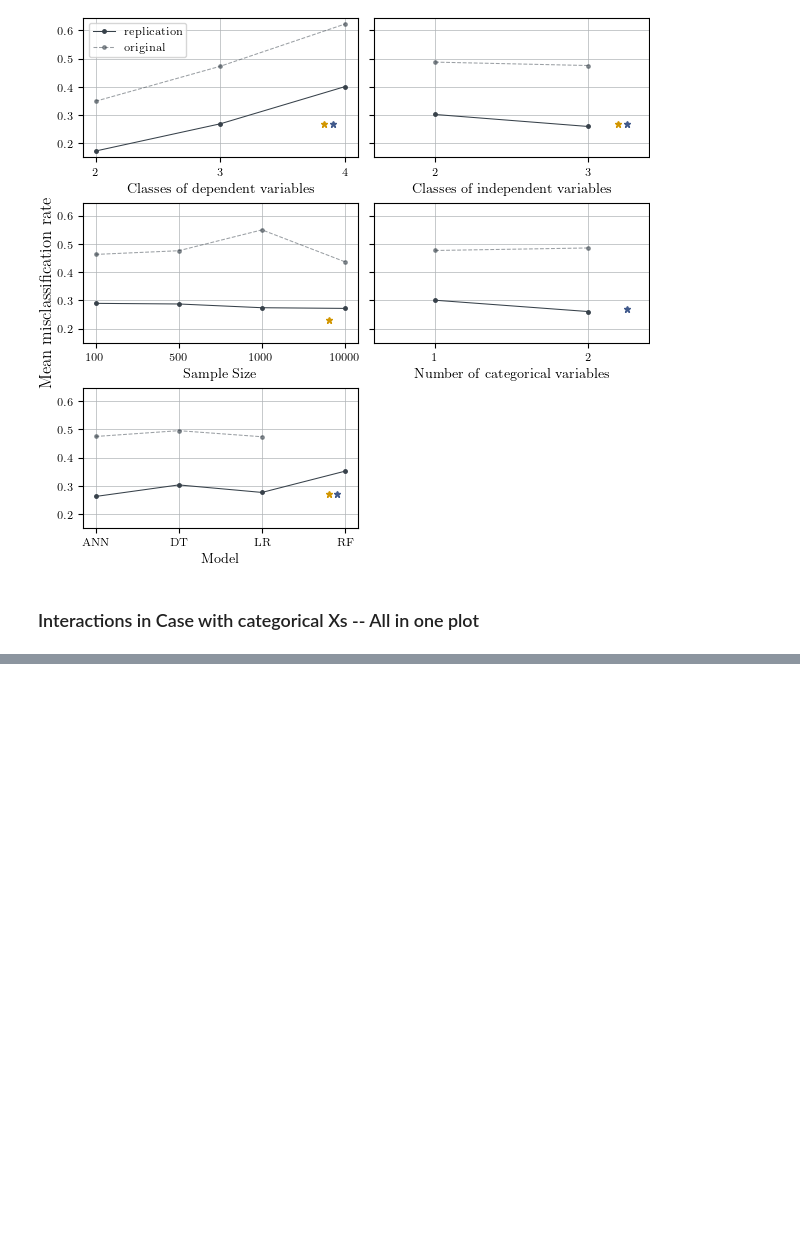
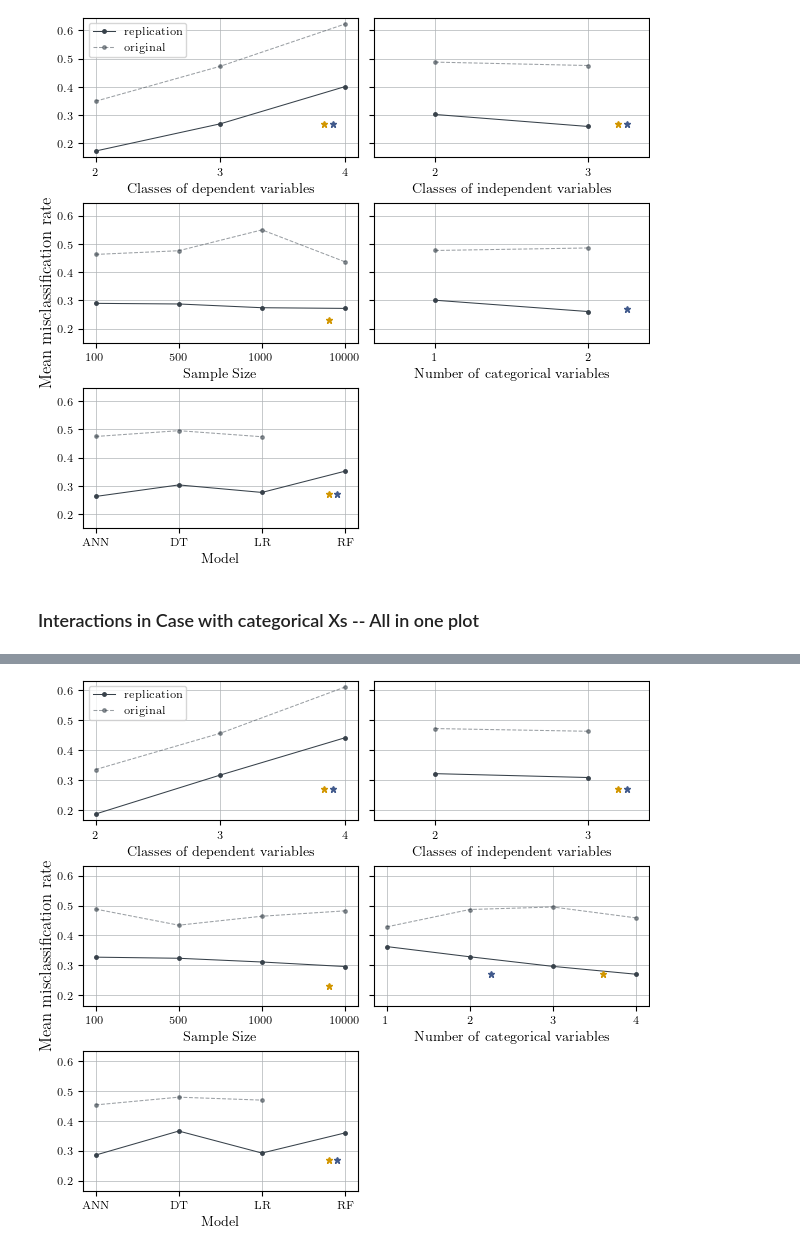
Before and after one commit to frederikpanse/psychometric_replication, a Jupyter notebook: exp/exp_FP_12_getFigures.ipynb, the cells around one changed output, grey strips where cells are left out. Cells and saved outputs as stored; diff of their text form; code cells hidden in the pictures; blank space fills up the shorter version.

```diff
--- a/exp/exp_FP_12_getFigures.ipynb
+++ b/exp/exp_FP_12_getFigures.ipynb
@@ -477,0 +509,79 @@ plt.show()
+# %%
+# Plot 1: CL_Y
+by_CLY = table5.groupby('Classes_Dep_Var')[models].mean().mean(axis=1)
+by_CLY_orig = table5_orig.groupby('CL_Y')[models].mean().mean(axis=1)
+# Plot 2: CL_X
+by_CLX = table5.groupby('Classes_Ind_Vars')[models].mean().mean(axis=1)
+by_CLX_orig = table5_orig.groupby('CL_X')[models].mean().mean(axis=1)
+# Plot 3: S
+by_S = table5.groupby('Sample_Size')[models].mean().mean(axis=1)
+by_S_orig = table5_orig.groupby('S')[models].mean().mean(axis=1)
+# Plot 4: CA
+by_CA = table5.groupby('Num_Categorical_Vars')[models].mean().mean(axis=1)
+by_CA_orig = table5_orig.groupby('CA')[models].mean().mean(axis=1)
+# Plot 4
+by_M = table5[models + ['RF']].mean()
+by_M_orig = table5_orig[models].mean()
+
+sig = 0.27 # Significance star y-position
+alpha_val = 0.5 # opacity level
+# %%
+plt.rcParams.update(figsizes.jmlr2001(nrows=3, ncols=2))
+
+fig, axs = plt.subplots(3, 2, sharey = True)
+
+# Plot 1: CLY
+axs[0, 0].plot(by_CLY.index, by_CLY.values, '.-', ms=5, lw=0.75, color=rgb.tue_dark, label="replication")
+axs[0, 0].plot(by_CLY_orig.index, by_CLY_orig.values, '.--', ms=5, lw=0.75, color=rgb.tue_dark, alpha=alpha_val, label="original")
+axs[0, 0].set_xticks([2, 3, 4])  # Positions for the categories
+axs[0, 0].grid(axis="both", color=rgb.tue_gray, linewidth=0.5)
+axs[0, 0].set_xlabel("Classes of dependent variables")
+axs[0, 0].plot(3.83, sig, '*', ms=5, color=rgb.tue_orange) # original
+axs[0, 0].plot(3.9, sig, '*', ms=5, color=rgb.tue_darkblue)   # replication
+
+# Plot 2: CLX
+axs[0, 1].plot(by_CLX.index, by_CLX.values, '.-', ms=5, lw=0.75, color=rgb.tue_dark, label="replication")
+axs[0, 1].plot(by_CLX_orig.index, by_CLX_orig.values, '.--', ms=5, lw=0.75, color=rgb.tue_dark, alpha=alpha_val, label="original")
+axs[0, 1].set_xticks([2, 3])  # Positions for the categories
+axs[0, 1].grid(axis="both", color=rgb.tue_gray, linewidth=0.5)
+axs[0, 1].set_xlabel("Classes of independent variables")
+axs[0, 1].set_xlim([1.6, 3.4])
+axs[0, 1].plot(3.2, sig, '*', ms=5, color=rgb.tue_orange) # original
+axs[0, 1].plot(3.26, sig, '*', ms=5, color=rgb.tue_darkblue)   # replication
+
+# Plot 3: S
+axs[1, 0].plot(by_S.index, by_S.values, '.-', ms=5, lw=0.75, color=rgb.tue_dark, label="replication")
+axs[1, 0].plot(by_S_orig.index, by_S_orig.values, '.--', ms=5, lw=0.75, color=rgb.tue_dark, alpha=alpha_val, label="original")
+axs[1, 0].set_xlabel("Sample Size")
+axs[1, 0].set_xticks(np.arange(0, 4))  # Positions for the categories
+axs[1, 0].set_xticklabels(['100', '500', '1000', '10000'])  # Labels for the categories
+axs[1, 0].grid(axis="both", color=rgb.tue_gray, linewidth=0.5)
+axs[1, 0].plot(2.8, 0.23, '*', ms=5, color=rgb.tue_orange) # original
+
+# Plot 4: CA
+axs[1, 1].plot(by_CA.index, by_CA.values, '.-', ms=5, lw=0.75, color=rgb.tue_dark, label="replication")
+axs[1, 1].plot(by_CA_orig.index, by_CA_orig.values, '.--', ms=5, lw=0.75, color=rgb.tue_dark, alpha=alpha_val, label="original")
+axs[1, 1].set_xticks(np.arange(5))  # Positions for the categories
+axs[1, 1].grid(axis="both", color=rgb.tue_gray, linewidth=0.5)
+axs[1, 1].set_xlabel("Number of categorical variables")
+# axs[1, 1].set_xlim([0.6, 2.4])
+axs[1, 1].plot(3.6, sig, '*', ms=5, color=rgb.tue_orange) # original
+axs[1, 1].plot(2.26, sig, '*', ms=5, color=rgb.tue_darkblue)   # replication
+
+# Plot 5: M
+axs[2, 0].plot(by_M.index, by_M.values, '.-', ms=5, lw=0.75, color=rgb.tue_dark, label="replication")
+axs[2, 0].plot(by_M_orig.index, by_M_orig.values, '.--', ms=5, lw=0.75, color=rgb.tue_dark, alpha=alpha_val, label="original")
+axs[2, 0].set_xlabel("Model")
+axs[2, 0].grid(axis="both", color=rgb.tue_gray, linewidth=0.5)
+axs[2, 0].plot(2.8, sig, '*', ms=5, color=rgb.tue_orange) # original
+axs[2, 0].plot(2.9, sig, '*', ms=5, color=rgb.tue_darkblue)   # replication
+
+axs[2, 1].axis('off')
+
+axs[0, 0].legend()
+fig.text(-0.01, 0.5, 'Mean misclassification rate', ha='center', va='center', rotation='vertical')
+
+fig.savefig("../doc/fig/09_mainEffects_V3.pdf")
+plt.show()
+# %% [output]
+[figure, added]
```
Also changed, not shown: parts of 8 cells of this notebook, 8 other files.
